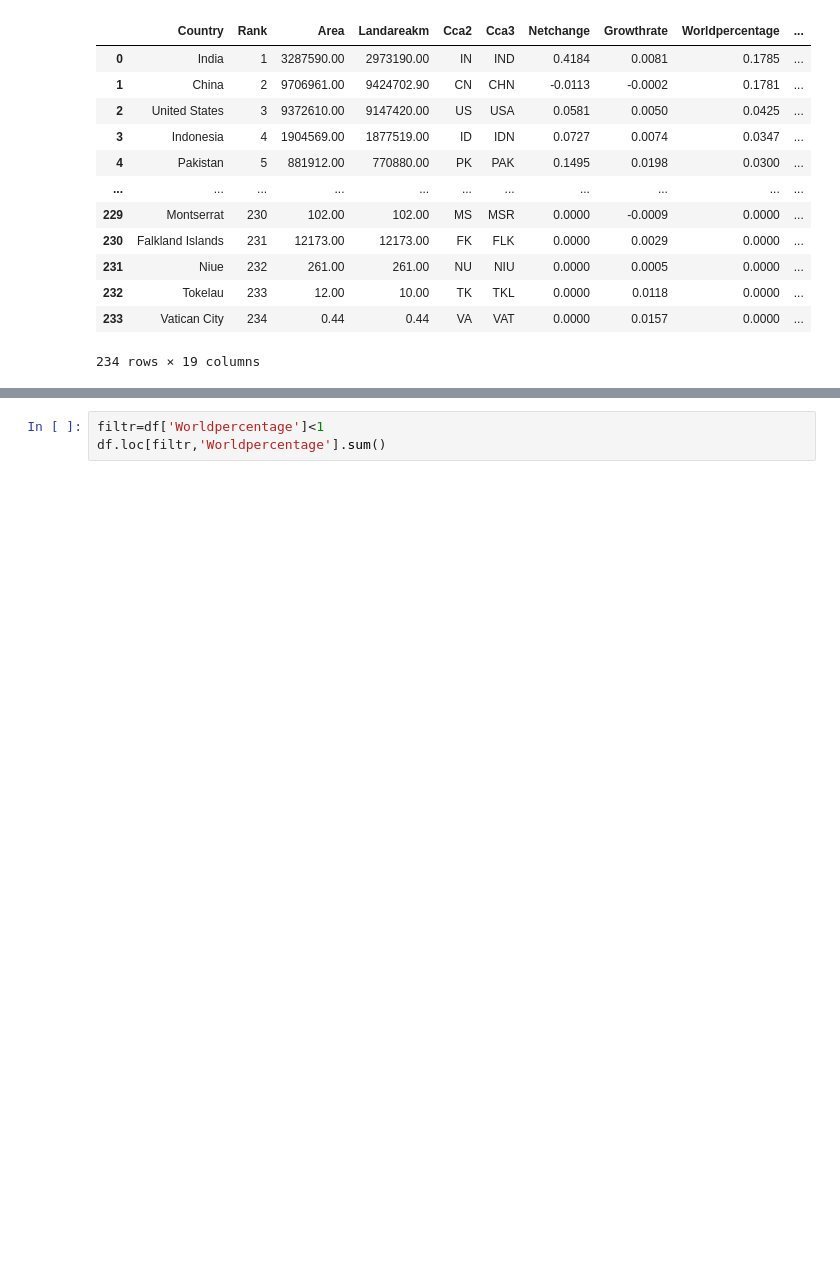
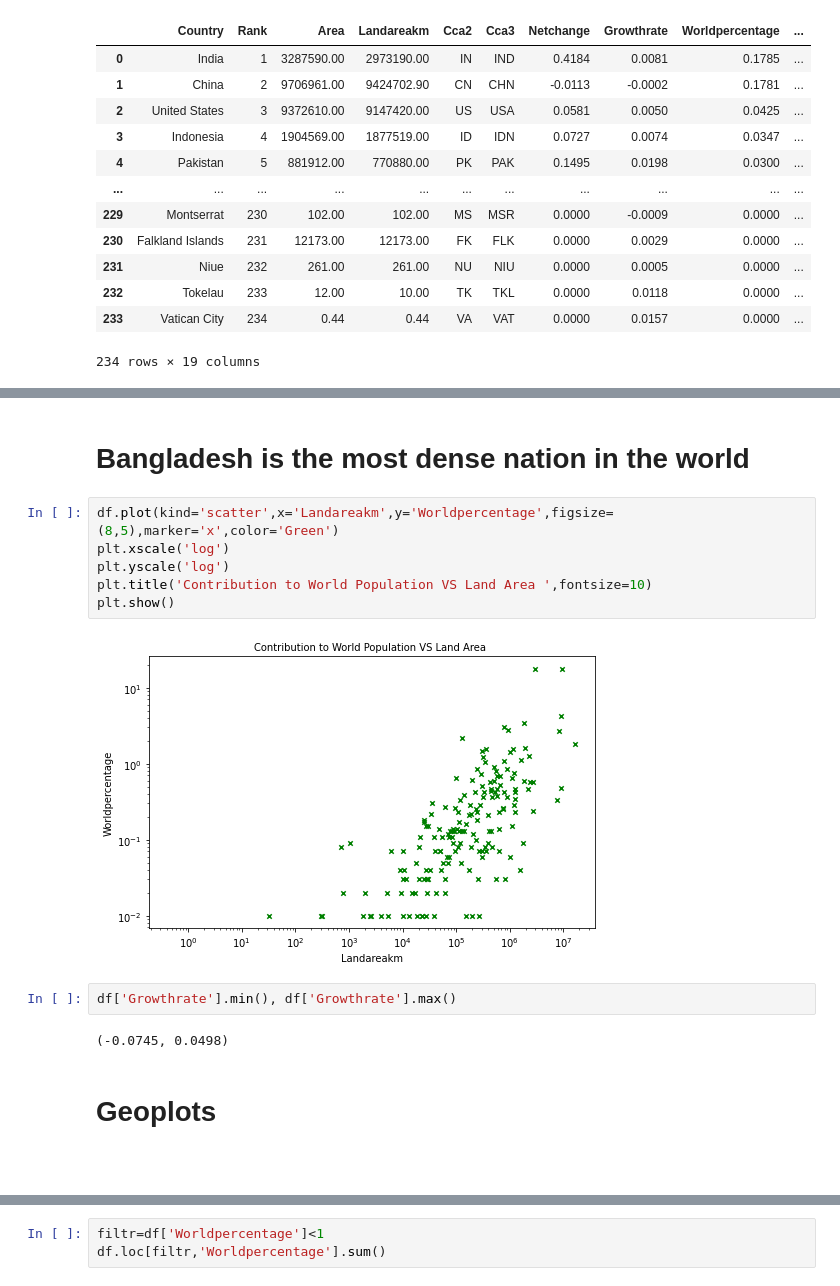
Before and after one commit to g-st180/World_Population2023_EDA, a Jupyter notebook: World_population_Notebook.ipynb, the cells around one changed output, grey strips where cells are left out. Drawn from its saved outputs; the diff is of its cells as text; blank space fills up the shorter version.

```diff
--- a/World_population_Notebook.ipynb
+++ b/World_population_Notebook.ipynb
@@ -274,0 +231,18 @@ KeyError: "None of ['Country'] are in the columns"
+# %% [markdown]
+# Bangladesh is the most dense nation in the world
+# %%
+df.plot(kind='scatter',x='Landareakm',y='Worldpercentage',figsize=(8,5),marker='x',color='Green')
+plt.xscale('log')
+plt.yscale('log')
+plt.title('Contribution to World Population VS Land Area ',fontsize=10)
+plt.show()
+# %% [output]
+[figure, added]
+# %%
+df['Growthrate'].min(), df['Growthrate'].max()
+# %% [output]
+(-0.0745, 0.0498)
+# %% [markdown]
+# Geoplots
+# %% [markdown]
+#
```
Also changed, not shown: parts of 29 cells of this notebook.
